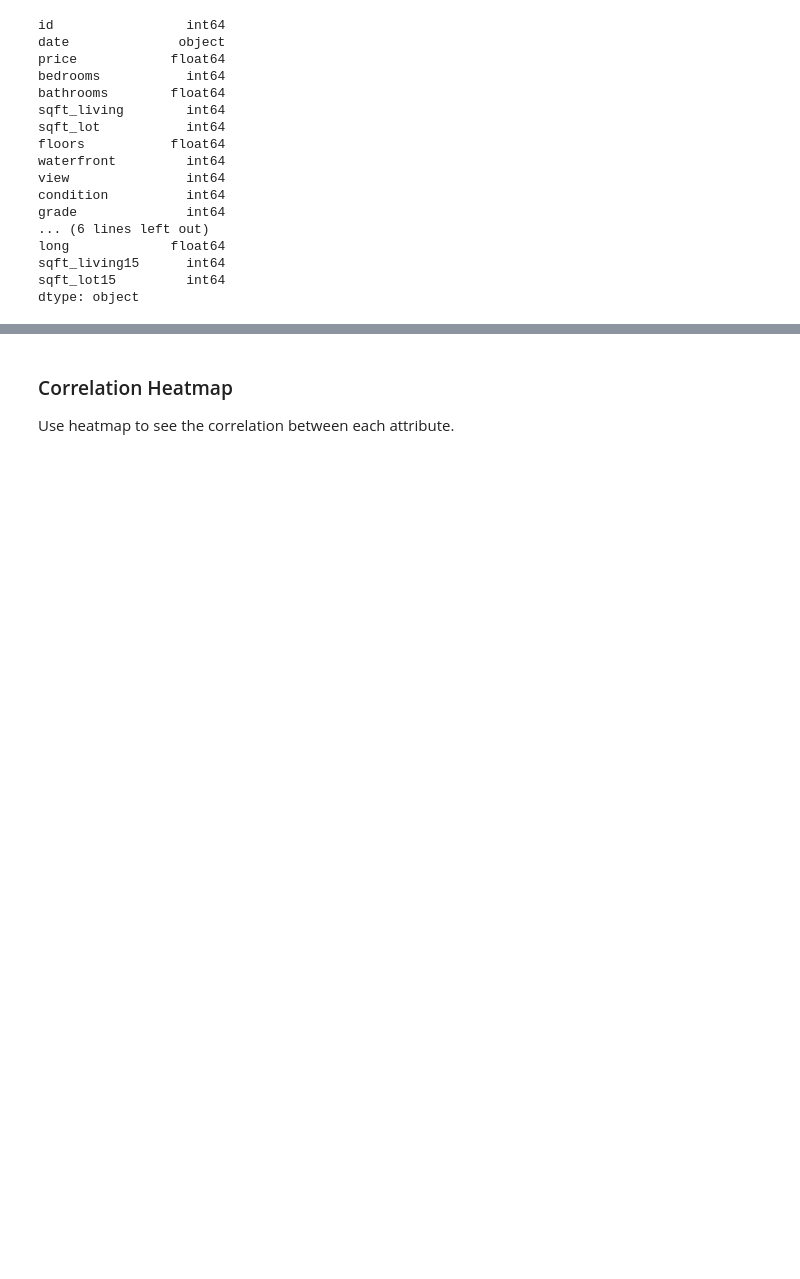
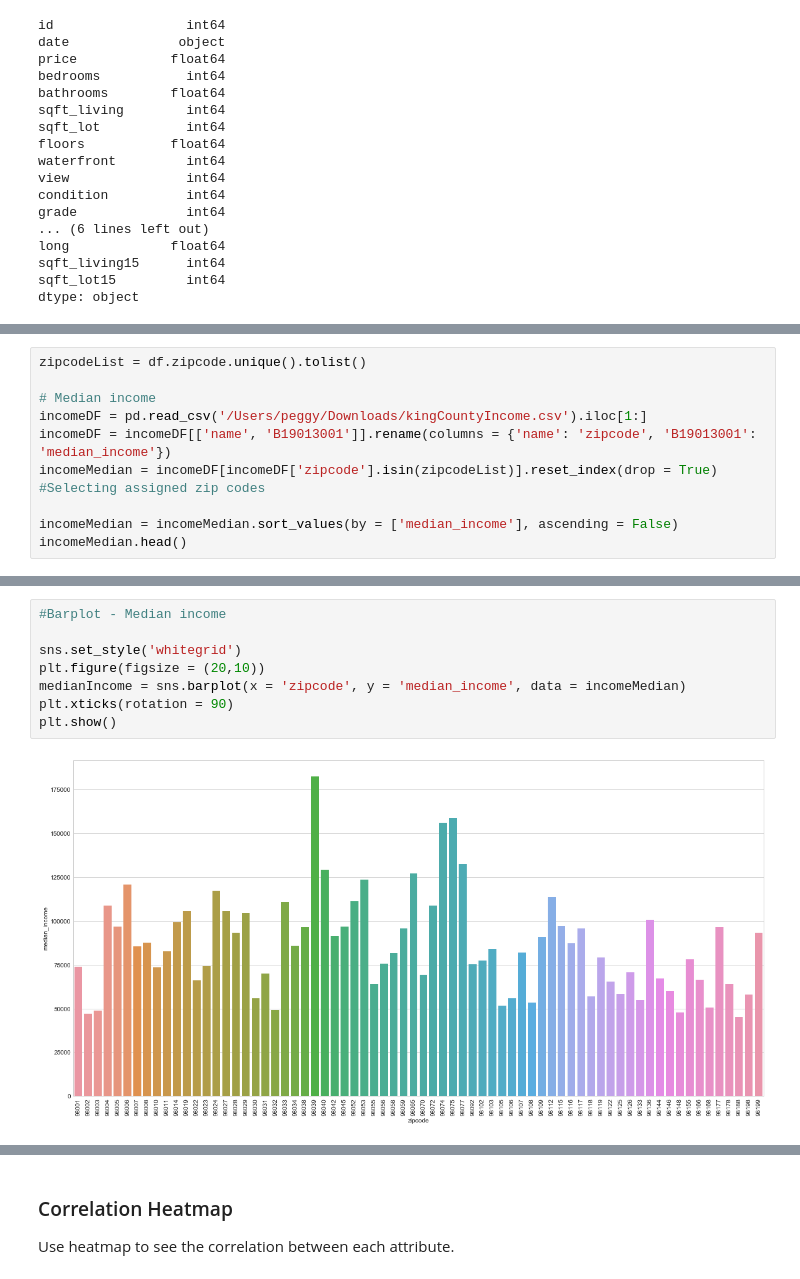
Before and after one commit to lianneYL/DataScience, a Jupyter notebook: Capstone_Project1/My_Project_Notebook.ipynb, the cells around one changed output, grey strips where cells are left out. Drawn from its saved outputs; the diff is of its cells as text; blank space fills up the shorter version.

```diff
--- a/Capstone_Project1/My_Project_Notebook.ipynb
+++ b/Capstone_Project1/My_Project_Notebook.ipynb
@@ -110,0 +132,10 @@ high_prices
+# %%
+zipcodeList = df.zipcode.unique().tolist()
+
+# Median income
+incomeDF = pd.read_csv('/Users/peggy/Downloads/kingCountyIncome.csv').iloc[1:]
+incomeDF = incomeDF[['name', 'B19013001']].rename(columns = {'name': 'zipcode', 'B19013001': 'median_income'})
+incomeMedian = incomeDF[incomeDF['zipcode'].isin(zipcodeList)].reset_index(drop = True) #Selecting assigned zip codes
+
+incomeMedian = incomeMedian.sort_values(by = ['median_income'], ascending = False)
+incomeMedian.head()
@@ -110,0 +149,10 @@ high_prices
+# %%
+#Barplot - Median income
+
+sns.set_style('whitegrid')
+plt.figure(figsize = (20,10))
+medianIncome = sns.barplot(x = 'zipcode', y = 'median_income', data = incomeMedian)
+plt.xticks(rotation = 90)
+plt.show()
+# %% [output]
+[figure, added]
```
Also changed, not shown: parts of 35 cells of this notebook.
